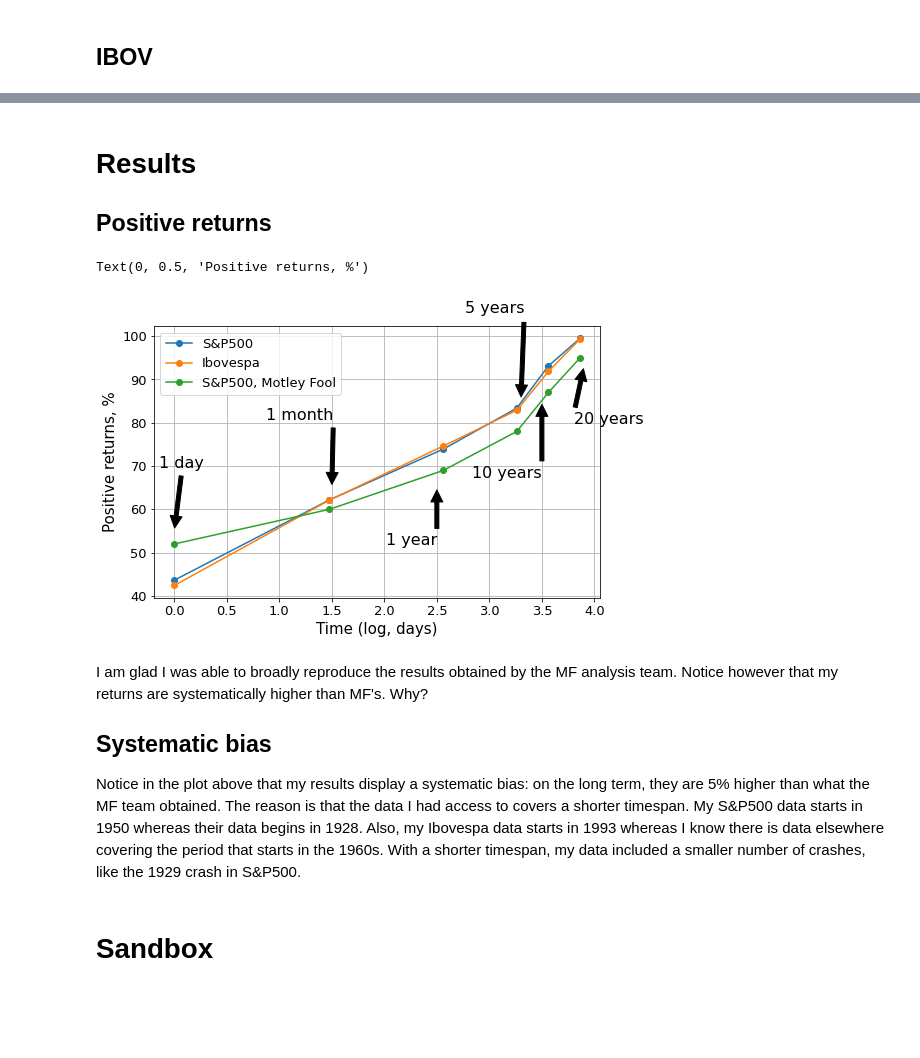
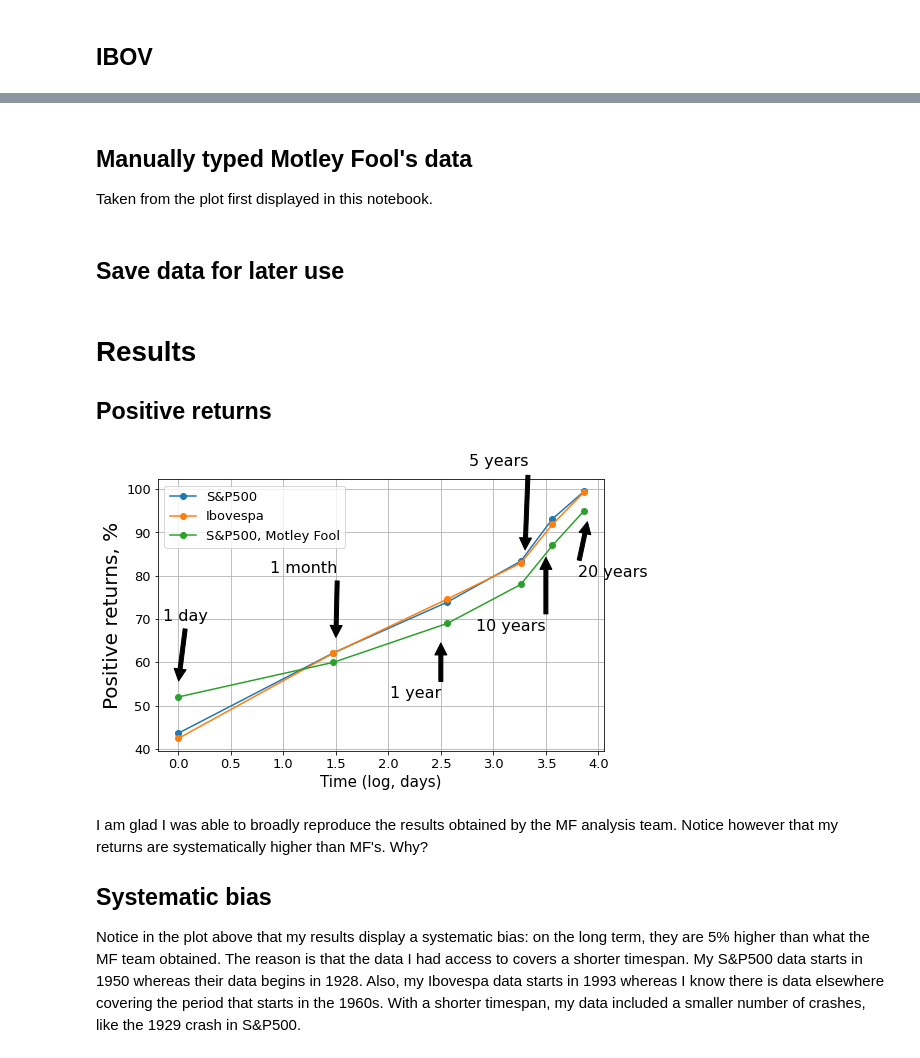
Before and after one commit to rsnemmen/positive-returns-SP500-Ibovespa, a Jupyter notebook: positive returns.ipynb, the cells around one changed output, grey strips where cells are left out. Drawn from its saved outputs; the diff is of its cells as text; code cells hidden in the pictures; blank space fills up the shorter version.

```diff
--- a/positive returns.ipynb
+++ b/positive returns.ipynb
@@ -109,9 +109,14 @@ units=['d','d','d','d','d','d']
 # %% [markdown]
 ## S&P500
 # %%
-snpReturns=[]
+snpPositive=[]
+snpMean=[]
+snpMax=[]
+snpMin=[]
 
 for i in tqdm.tqdm(range(size(t))):
+
+
     snpReturns.append(positiveReturns(snp,t[i],units[i]))
 
 snpReturns=array(snpReturns)
@@ -136,0 +132,4 @@ savez('data.npz', t=t,snp=snpReturns,ibov=ibovReturns,mf=MF)
+# %% [markdown]
+## Manually typed Motley Fool's data
+
+Taken from the plot first displayed in this notebook.
@@ -136,0 +138,2 @@ savez('data.npz', t=t,snp=snpReturns,ibov=ibovReturns,mf=MF)
+# %% [markdown]
+## Save data for later use
@@ -141,24 +146,23 @@ savez('data.npz', t=t,snp=snpReturns,ibov=ibovReturns,mf=MF)
 # %%
 figure(figsize=(8,5))
 plot(log10(t),snpReturns,'o-',label='S&P500')
 plot(log10(t),ibovReturns,'o-',label='Ibovespa')
 plot(log10(t),MF,'o-',label='S&P500, Motley Fool')
 
 annotatePlot()
 legend(fontsize=13)
 tick_params(axis='both', which='major', labelsize=13)
 tick_params(axis='both', which='minor', labelsize=12)
 grid()
 xlabel('Time (log, days)', fontsize=15)
-ylabel('Positive returns, %', fontsize=15)
+ylabel('Positive returns, %', fontsize=20)
+
+pylab.savefig('positive-returns.png', dpi=300)
 # %% [output]
-Text(0, 0.5, 'Positive returns, %')
-[figure, old version]
+[figure, new version]
-# %% [markdown]
-I am glad I was able to broadly reproduce the results obtained by the MF analysis team. Notice however that my returns are systematically higher than MF's. Why?
-
-## Systematic bias
-
-Notice in the plot above that my results display a systematic bias: on the long term, they are 5% higher than what the MF team obtained. The reason is that the data I had access to covers a shorter timespan. My S&P500 data starts in 1950 whereas their data begins in 1928. Also, my Ibovespa data starts in 1993 whereas I know there is data elsewhere covering the period that starts in the 1960s. With a shorter timespan, my data included a smaller number of crashes, like the 1929 crash in S&P500.
-# %% [markdown]
-# Sandbox
+# %% [markdown]
+I am glad I was able to broadly reproduce the results obtained by the MF analysis team. Notice however that my returns are systematically higher than MF's. Why?
+
+## Systematic bias
+
+Notice in the plot above that my results display a systematic bias: on the long term, they are 5% higher than what the MF team obtained. The reason is that the data I had access to covers a shorter timespan. My S&P500 data starts in 1950 whereas their data begins in 1928. Also, my Ibovespa data starts in 1993 whereas I know there is data elsewhere covering the period that starts in the 1960s. With a shorter timespan, my data included a smaller number of crashes, like the 1929 crash in S&P500.
```
Also changed, not shown: parts of 13 cells of this notebook, 2 other files.
